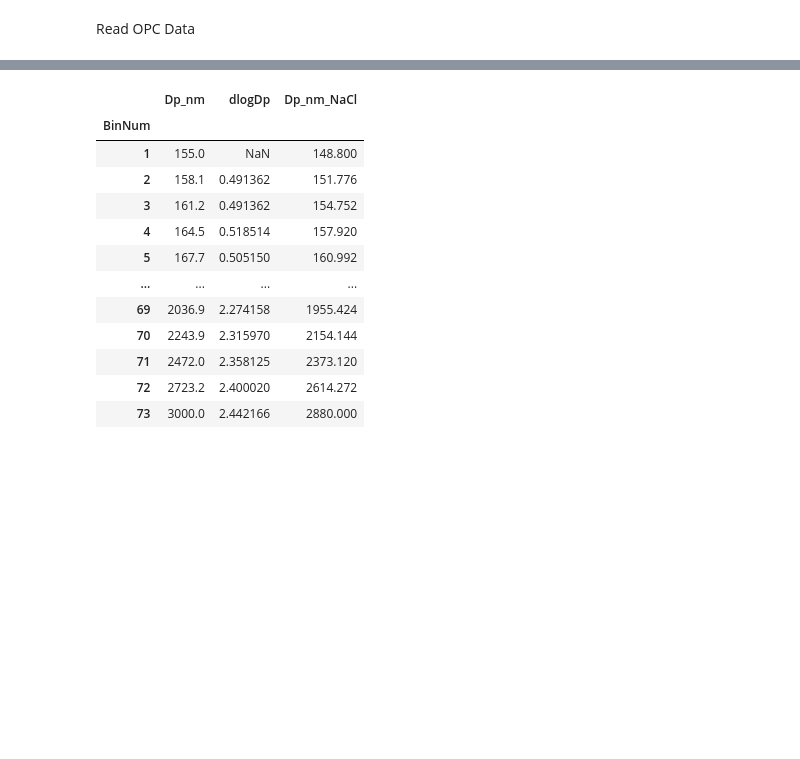
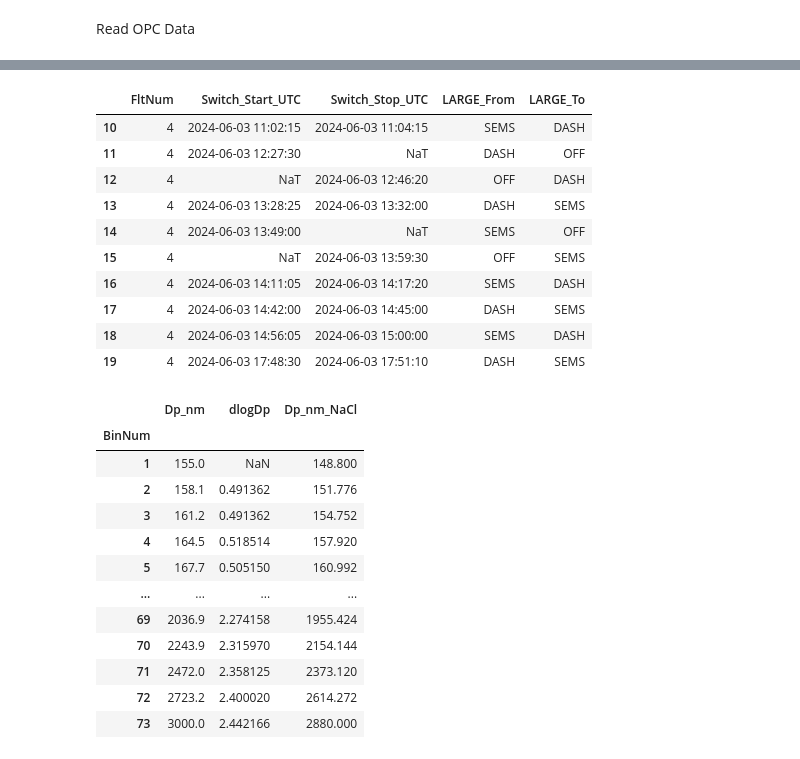
Before and after one commit to csoloff/dash, a Jupyter notebook: opc_process_peak.ipynb, the cells around one changed output, grey strips where cells are left out. Drawn from its saved outputs; the diff is of its cells as text; code cells hidden in the pictures; blank space fills up the shorter version.

```diff
--- a/opc_process_peak.ipynb
+++ b/opc_process_peak.ipynb
@@ -376,0 +389,14 @@ Data with usable GF = 0.7547408343868521
+# %%
+line_breaks[line_breaks['FltNum']==4]
+# %% [output]
+|  | FltNum | Switch_Start_UTC | Switch_Stop_UTC | LARGE_From | LARGE_To |
+| 10 | 4 | 2024-06-03 11:02:15 | 2024-06-03 11:04:15 | SEMS | DASH |
+| 11 | 4 | 2024-06-03 12:27:30 | NaT | DASH | OFF |
+| 12 | 4 | NaT | 2024-06-03 12:46:20 | OFF | DASH |
+| 13 | 4 | 2024-06-03 13:28:25 | 2024-06-03 13:32:00 | DASH | SEMS |
+| 14 | 4 | 2024-06-03 13:49:00 | NaT | SEMS | OFF |
+| 15 | 4 | NaT | 2024-06-03 13:59:30 | OFF | SEMS |
+| 16 | 4 | 2024-06-03 14:11:05 | 2024-06-03 14:17:20 | SEMS | DASH |
+| 17 | 4 | 2024-06-03 14:42:00 | 2024-06-03 14:45:00 | DASH | SEMS |
+| 18 | 4 | 2024-06-03 14:56:05 | 2024-06-03 15:00:00 | SEMS | DASH |
+| 19 | 4 | 2024-06-03 17:48:30 | 2024-06-03 17:51:10 | DASH | SEMS |
```
Also changed, not shown: parts of 5 cells of this notebook.
